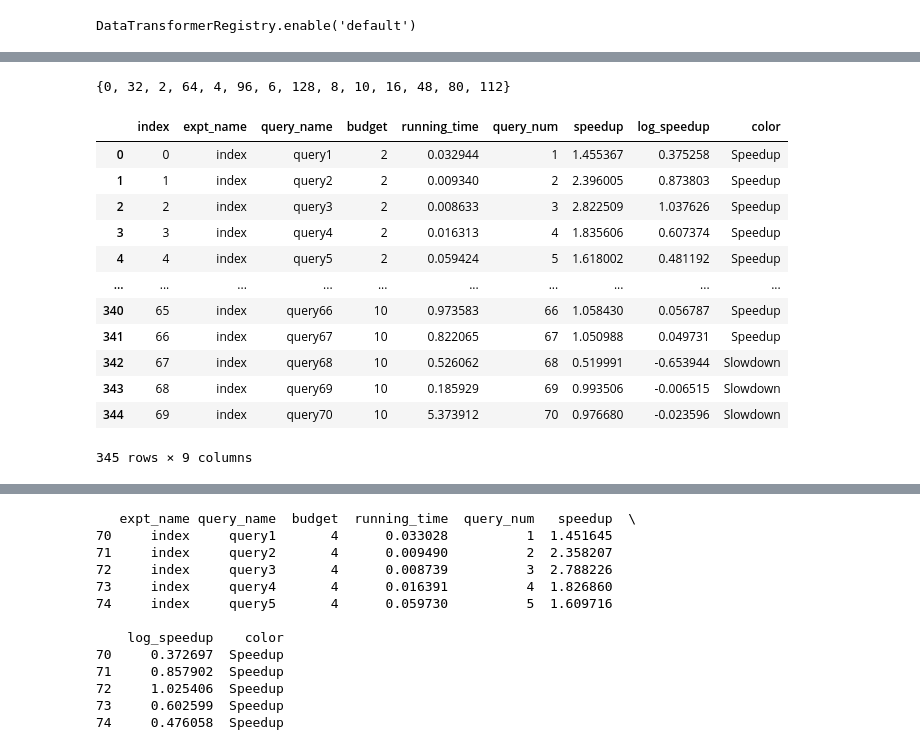
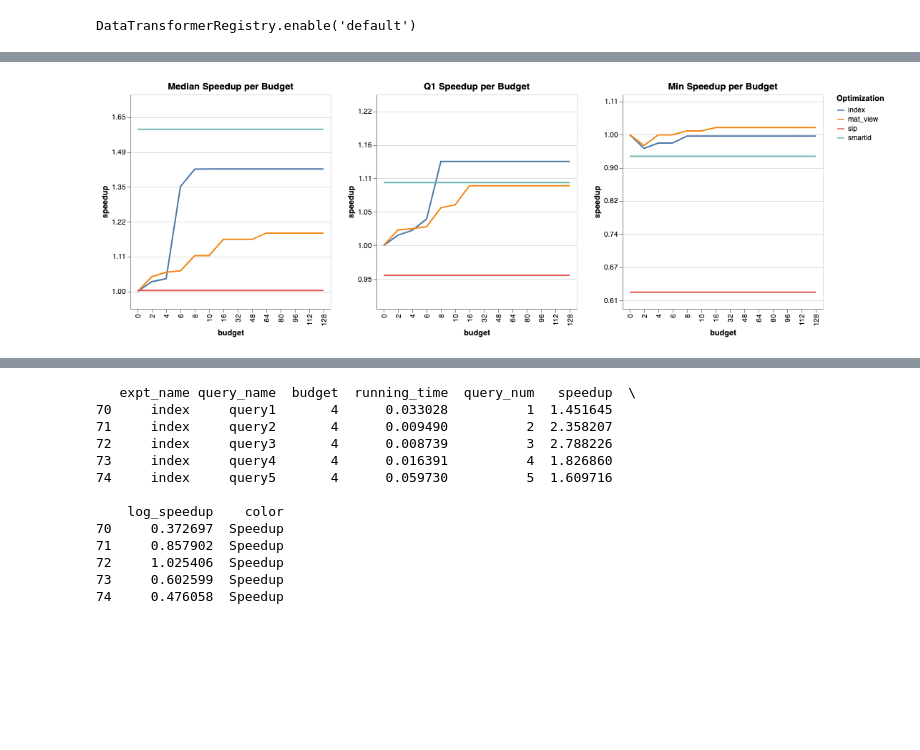
Before and after one commit to amlatyrngom/analytics_prototype, a Jupyter notebook: Untitled.ipynb, the cells around one changed output, grey strips where cells are left out. Drawn from its saved outputs; the diff is of its cells as text; code cells hidden in the pictures; blank space fills up the shorter version.

```diff
--- a/Untitled.ipynb
+++ b/Untitled.ipynb
@@ -88,42 +184,7 @@ def read_mat_view(default):
 # %%
-default = read_default()
-# print(default.head())
-
-smartids = read_simple_smartids(default)
-# print(smartids.head())
-
-
-sip = read_sip(default)
-sip_v_smartids = read_sip(smartids)
-smartids_v_sip = read_simple_smartids(sip)
-# print(sip.head())
-
-
-index = read_index(default)
-index_v_smartids = read_index(smartids)
-# print(index.head())
-
-mat_view = read_mat_view(default)
-mat_view_v_smartids = read_mat_view(smartids)
-# print(mat_view.tail())
-
-print(all_budgets)
-index
+(make_stats_plot("median_speedup") | make_stats_plot("q25_speedup") | make_stats_plot("min_speedup"))
 # %% [output]
-{0, 32, 2, 64, 4, 96, 6, 128, 8, 10, 16, 48, 80, 112}
-|  | index | expt_name | query_name | budget | running_time | query_num | speedup | log_speedup | color |
-| 0 | 0 | index | query1 | 2 | 0.032944 | 1 | 1.455367 | 0.375258 | Speedup |
-| 1 | 1 | index | query2 | 2 | 0.009340 | 2 | 2.396005 | 0.873803 | Speedup |
-| 2 | 2 | index | query3 | 2 | 0.008633 | 3 | 2.822509 | 1.037626 | Speedup |
-| 3 | 3 | index | query4 | 2 | 0.016313 | 4 | 1.835606 | 0.607374 | Speedup |
-| 4 | 4 | index | query5 | 2 | 0.059424 | 5 | 1.618002 | 0.481192 | Speedup |
-| ... | ... | ... | ... | ... | ... | ... | ... | ... | ... |
-| 340 | 65 | index | query66 | 10 | 0.973583 | 66 | 1.058430 | 0.056787 | Speedup |
-| 341 | 66 | index | query67 | 10 | 0.822065 | 67 | 1.050988 | 0.049731 | Speedup |
-| 342 | 67 | index | query68 | 10 | 0.526062 | 68 | 0.519991 | -0.653944 | Slowdown |
-| 343 | 68 | index | query69 | 10 | 0.185929 | 69 | 0.993506 | -0.006515 | Slowdown |
-| 344 | 69 | index | query70 | 10 | 5.373912 | 70 | 0.976680 | -0.023596 | Slowdown |
-345 rows × 9 columns
+[figure, added]
 # %%
 def plot_speedup(name, df, budget):
     df = df[df.budget==budget]
```
Also changed, not shown: parts of 11 cells of this notebook, 21 other files.
